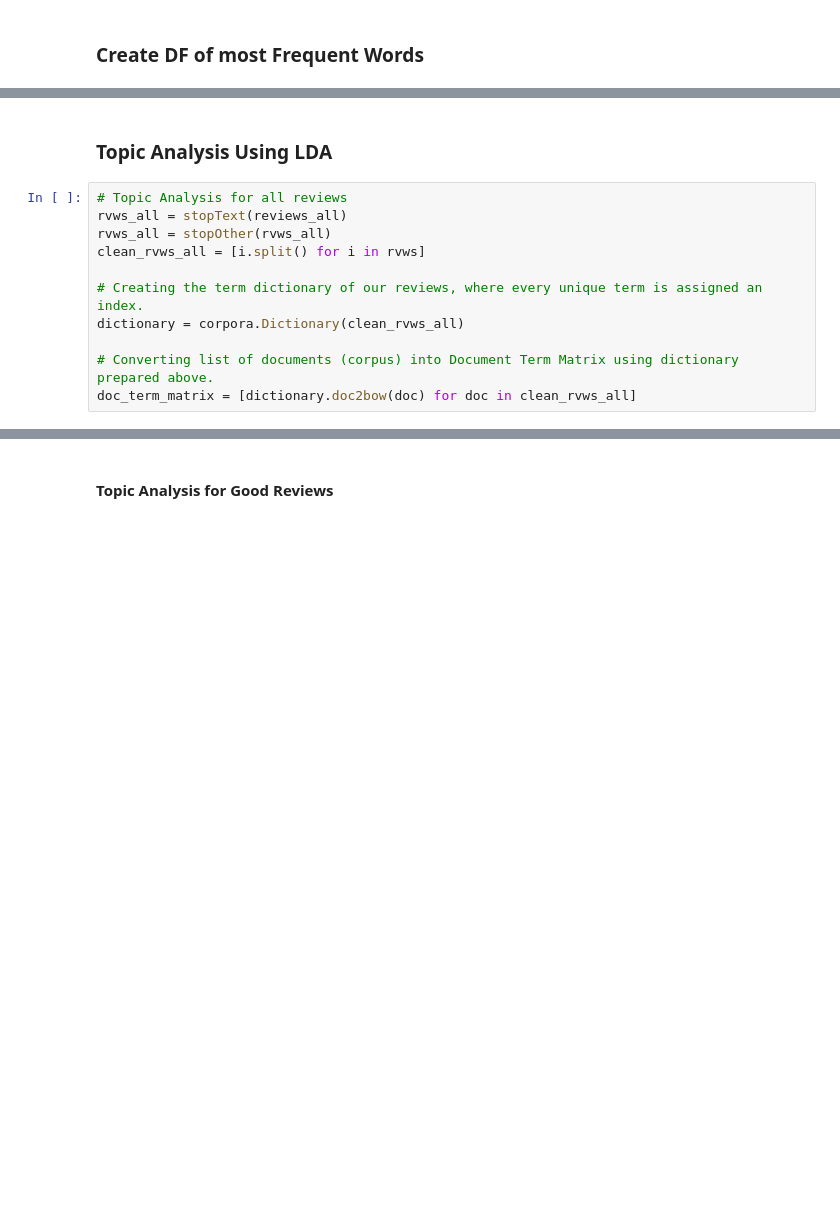
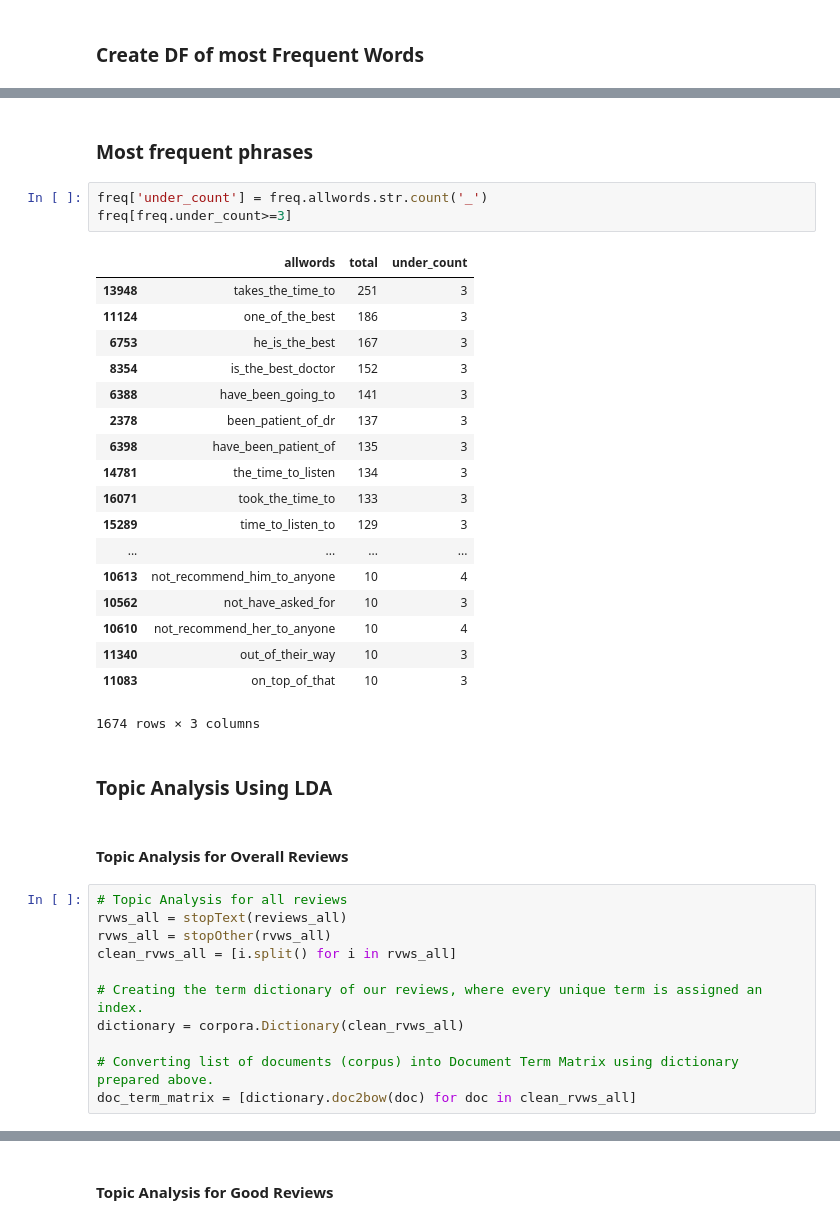
Before and after one commit to KlippL/Doctors_Reviews_NLP, a Jupyter notebook: Review_Analysis.ipynb, the cells around one changed output, grey strips where cells are left out. Cells and saved outputs as stored; diff of their text form; blank space fills up the shorter version.

```diff
--- a/Review_Analysis.ipynb
+++ b/Review_Analysis.ipynb
@@ -449,10 +450,36 @@ list
+# %% [markdown]
+### Most frequent phrases
+# %%
+freq['under_count'] = freq.allwords.str.count('_')
+freq[freq.under_count>=3]
+# %% [output]
+|  | allwords | total | under_count |
+| 13948 | takes_the_time_to | 251 | 3 |
+| 11124 | one_of_the_best | 186 | 3 |
+| 6753 | he_is_the_best | 167 | 3 |
+| 8354 | is_the_best_doctor | 152 | 3 |
+| 6388 | have_been_going_to | 141 | 3 |
+| 2378 | been_patient_of_dr | 137 | 3 |
+| 6398 | have_been_patient_of | 135 | 3 |
+| 14781 | the_time_to_listen | 134 | 3 |
+| 16071 | took_the_time_to | 133 | 3 |
+| 15289 | time_to_listen_to | 129 | 3 |
+| ... | ... | ... | ... |
+| 10613 | not_recommend_him_to_anyone | 10 | 4 |
+| 10562 | not_have_asked_for | 10 | 3 |
+| 10610 | not_recommend_her_to_anyone | 10 | 4 |
+| 11340 | out_of_their_way | 10 | 3 |
+| 11083 | on_top_of_that | 10 | 3 |
+1674 rows × 3 columns
 # %% [markdown]
 ### Topic Analysis Using LDA
+# %% [markdown]
+#### Topic Analysis for Overall Reviews
 # %%
 # Topic Analysis for all reviews
 rvws_all = stopText(reviews_all)
 rvws_all = stopOther(rvws_all)
-clean_rvws_all = [i.split() for i in rvws]
+clean_rvws_all = [i.split() for i in rvws_all]
 
 # Creating the term dictionary of our reviews, where every unique term is assigned an index.
 dictionary = corpora.Dictionary(clean_rvws_all)
```
Also changed, not shown: parts of 21 cells of this notebook.
